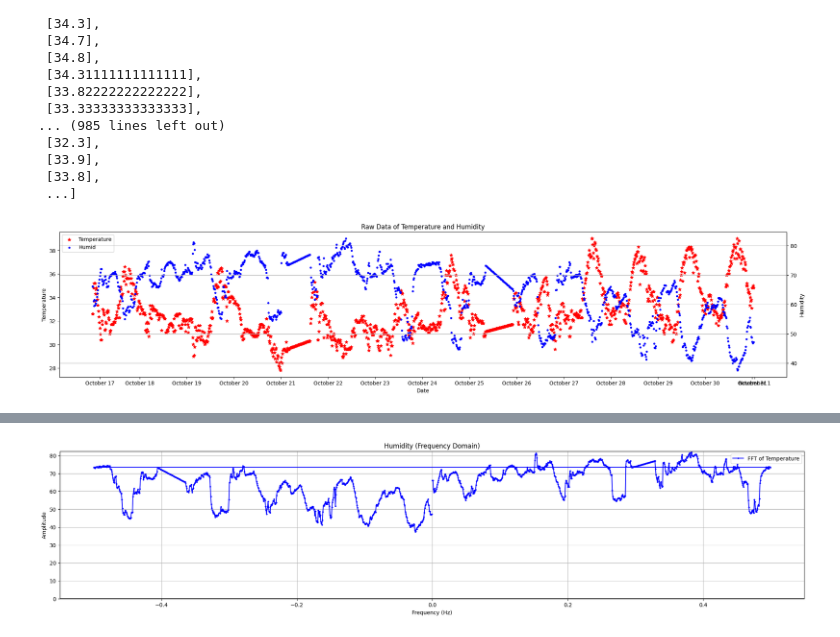
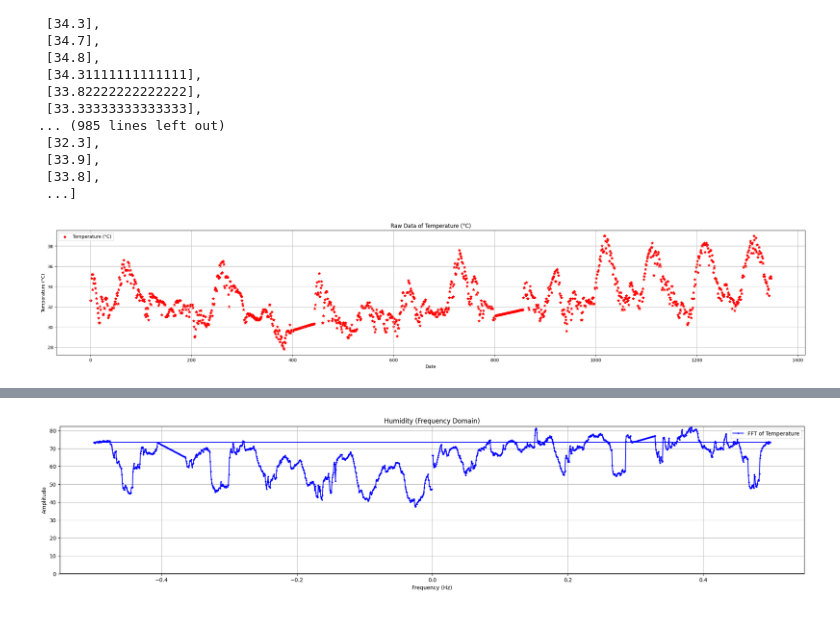
Before and after one commit to IanNoelBanta/DSP-MidtermProject, a Jupyter notebook: goodsData.ipynb, the cells around one changed output, grey strips where cells are left out. Cells and saved outputs as stored; diff of their text form; code cells hidden in the pictures.

```diff
--- a/goodsData.ipynb
+++ b/goodsData.ipynb
@@ -275,3 +279,23 @@ def genRawPlotter(x, y, date):
+# %%
+def genRawPlotter(date, x, title):
+	plt.figure(figsize=(30, 5))
+	# x_values = [15, 96, 192, 288, 384, 480, 576, 672, 768, 864, 960, 1056, 1152, 1248, 1344, 1349]
+
+	plt.scatter(date, x, marker='*', color = 'red', label=f"{title}")
+
+	plt.xlabel('Date')
+	plt.ylabel(f'{title}')
+
+	# lines, labels = plt.get_legend_handles_labels()
+
+	plt.legend(loc='upper left')
+
+	# plt.xticks(x_values,['October 17','October 18', 'October 19', 'October 20', 'October 21','October 22', 'October 23', 'October 24', 'October 25', 'October 26','October 27', 'October 28', 'October 29', 'October 30', 'October 31', 'November 1'])
+
+	plt.title(f"Raw Data of {title}")
+	plt.savefig('figure1.png', dpi=400)
+	plt.grid()
+	plt.show()
 # %%
 dateGeneral
 humiGeneral
@@ -296,6 +320,6 @@ tempGeneral
  ...]
 # %%
 # genRawPlotter(tempGeneral, humiGeneral, datetemphumiDF["Date"])
-genRawPlotter(tempGeneral, humiGeneral, datetemphumiDF["Date"])
+genRawPlotter(datetemphumiDF.index, datetemphumiDF[["Temperature (°C)"]], "Temperature (°C)")
 # %% [output]
-[figure, old version]
+[figure, new version]
```
Also changed, not shown: parts of 21 cells of this notebook.
